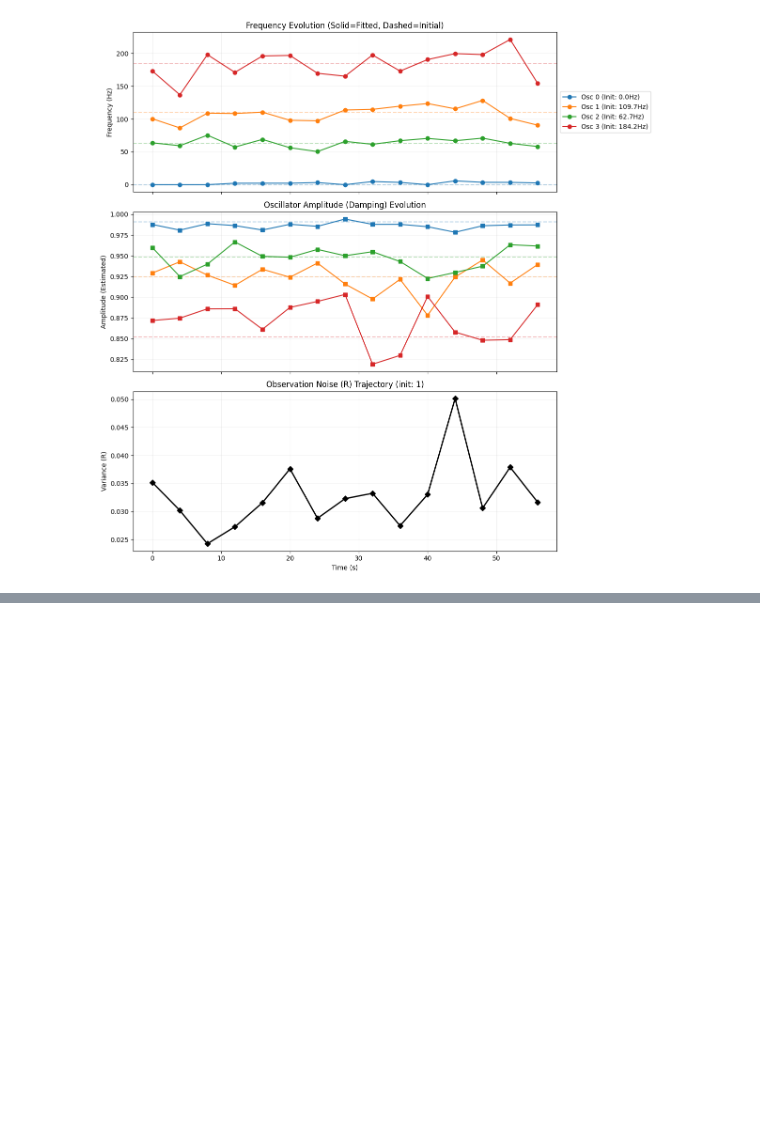
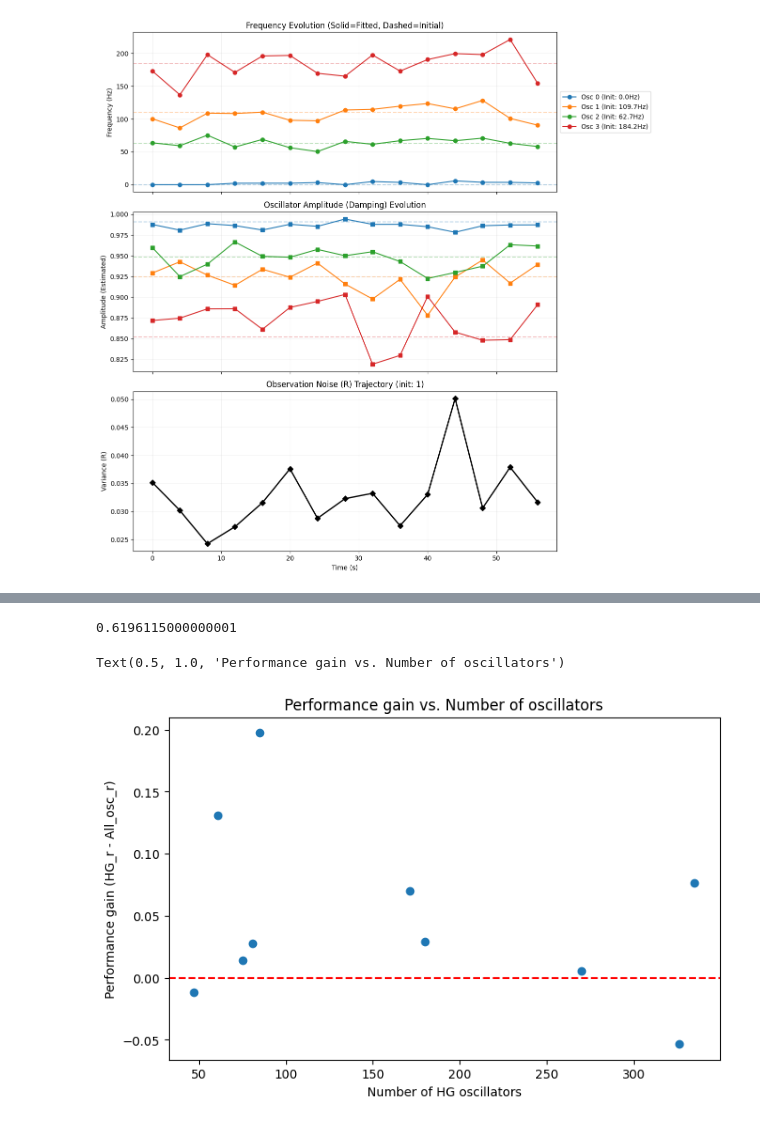
Before and after one commit to LisaPonsteen/SSR-neural-speech-decoding, a Jupyter notebook: exploratory.ipynb, the cells around one changed output, grey strips where cells are left out. Drawn from its saved outputs; the diff is of its cells as text; code cells hidden in the pictures; blank space fills up the shorter version.

```diff
--- a/exploratory.ipynb
+++ b/exploratory.ipynb
@@ -243,0 +266,20 @@ so sub-08 is 0.01 lower, the rest is 0.05 - 0.3 higher...
+# %%
+hg_oscs = np.array([335, 326, 171, 81, 75, 270, 180, 47, 61, 85])
+#hg_oscs = np.array([826, 759, 534, 441, 224, 658, 503, 221, 489, 511])
+all_osc_r = np.array([0.313524,0.511453,0.674847,0.694646,0.466138,0.809089,0.703751,0.582714,0.522065,0.514975])
+hg_r = np.array([0.390181,0.458108,0.744658,0.722357,0.480513,0.814357,0.733188,0.570820,0.652857,0.712456])
+broad_r = np.array([0.373689, 0.489390, 0.730746, 0.738738, 0.470855, 0.815877, 0.714142, 0.588065, 0.615503, 0.659110])
+#diffs = hg_r-all_osc_r
+diffs = np.array([0.0767, -0.0534, 0.0699, 0.0278, 0.0144, 0.0053, 0.0294, -0.0119, 0.1308, 0.1975])
+
+print(np.mean(broad_r))
+plt.figure(figsize=(8, 5))
+plt.scatter(hg_oscs, diffs)
+plt.axhline(0, color='red', linestyle='--')
+plt.xlabel('Number of HG oscillators')
+plt.ylabel('Performance gain (HG_r - All_osc_r)')
+plt.title('Performance gain vs. Number of oscillators')
+# %% [output]
+0.6196115000000001
+Text(0.5, 1.0, 'Performance gain vs. Number of oscillators')
+[figure, added]
```
Also changed, not shown: parts of 4 cells of this notebook, 2 other files.
